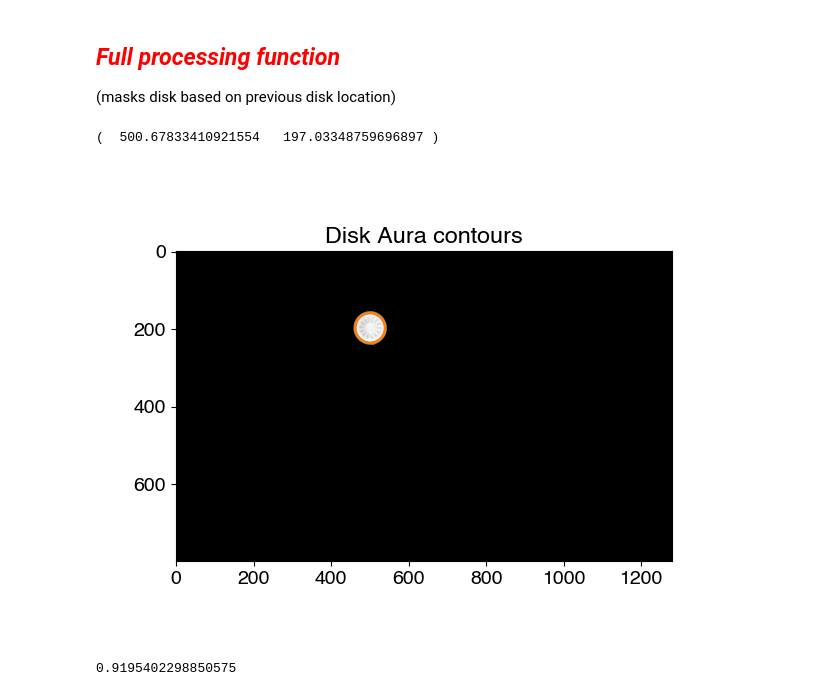
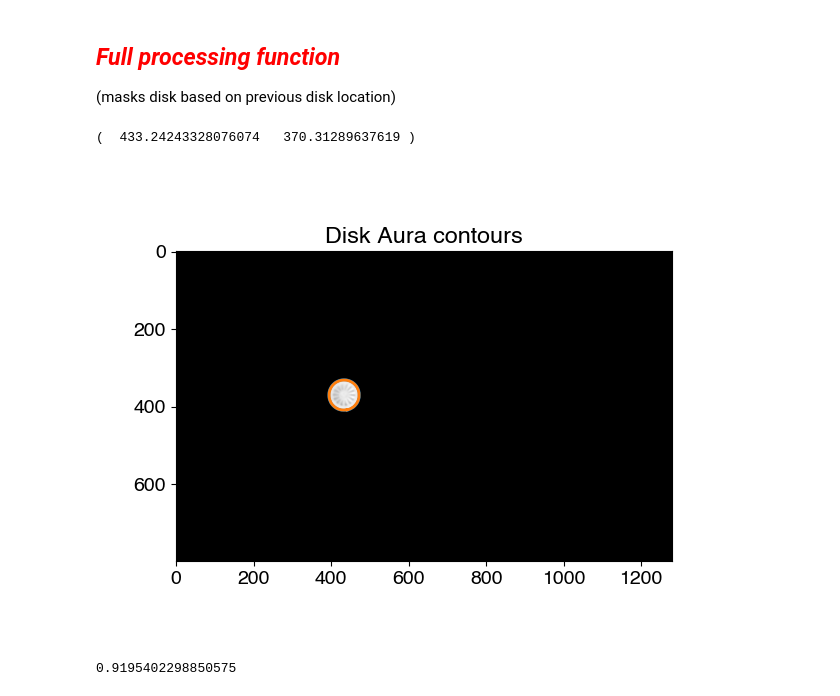
Before and after one commit to fvegar/brownian, a Jupyter notebook: brownian.ipynb, the cells around one changed output. Cells and saved outputs as stored; diff of their text form; code cells hidden in the pictures.

```diff
--- a/brownian.ipynb
+++ b/brownian.ipynb
@@ -70,3 +71,10 @@ Frame([[222, 225, 221, ..., 192, 194, 198],
        [378, 383, 381, ..., 116, 118, 113],
        [381, 378, 384, ..., 116, 113, 109],
        [382, 381, 386, ..., 118, 122, 122]], dtype=uint16)
+# %%
+video = pims.Cine('/home/fvega/Datos/brownian_blades/180322/blanca_245.cine')
+print('\npixel type is: ', video.pixel_type)
+print('\nmovie length is : ', video.len())
+print('\nimage resolution is: ', video.frame_shape, ' (X ,Y )\n')
+print('\nfirst frame image:\n')
+video[0]
@@ -306,9 +330,8 @@ __param2__: Is the value for accumulator threshold. This value is used in the ac
 ## <span style="color:red"> *DISK LOCATION function, using*  cv.HoughCircles </span>
 # %%
 def locate_disk(image, dp, m_dist, mr, Mr):
-    return cv.HoughCircles(image, cv.HOUGH_GRADIENT, dp, minDist=m_dist, minRadius=mr, maxRadius=Mr)[0]
+    return cv.HoughCircles(image, cv.HOUGH_GRADIENT, dp, minDist=m_dist, param1=400, param2=30, minRadius=mr, maxRadius=Mr)
 # %%
-masked_frame =  circle_mask( x0, y0, R, masked_frame, black)
-for i in range(6):
+for i in range(10):
     print(2-i*0.1, locate_disk(cv.convertScaleAbs(masked_frame), 2-i*0.1, 50, 37, 43))
 # %% [output]
@@ -368,7 +386,7 @@ array([ 92.25,  96.75, 152.25, 161.25, 173.25, 179.25, 197.25, 218.25,
 (masks disk based on previous disk location)
 # %%
 # initial disk detection, by detecting circle (OpenCV, see cell above and below for iteration)
-disk = locate_disk( cv.convertScaleAbs(masked_frame), 1.5, 50, 37, 43)[8]
+disk = locate_disk( cv.convertScaleAbs(masked_frame), 1.5, 50, 37, 43)[40]
 # circular mask (OpenCV), 20% bigger than detected disk
 masked_disk = circle_mask(disk[0], disk[1], disk[2]*1.05, masked_frame, black)
 # blur masked disk
@@ -415,35 +433,35 @@ disk_mask = np.zeros(masked_disk.shape)
 
 xx, yy = scikit.draw.polygon(contour_in[0][:, 0], contour_in[0][:, 1], disk_mask.shape)
 disk_mask[xx, yy] = 255
 disk_mask = disk_mask.astype(np.uint8)
 # disk inside disk border  (aura masked out)
 masked_disk_2 = cv.bitwise_and(masked_disk,masked_disk,mask=disk_mask)
 
 # pixel average of disk inside disk border: m00/sum of non-black px
 px_avg_disk_2 = cv.moments(masked_disk_2)['m00']/np.sum(cv.threshold(masked_disk_2, 100,1,cv.THRESH_BINARY)[1])
 px_avg_disk_2 = round(px_avg_disk_2)
 # replace inner full disk pixels with px avg
 masked_disk_2 = cv.threshold(masked_disk_2,100,px_avg_disk_2,cv.THRESH_BINARY)[1]
 
 # create inverse disk inner disk mask, with px avg, for selection only the aura
 disk_mask_2 = cv.threshold(masked_disk_2,0,255,cv.THRESH_BINARY_INV)[1].astype(np.uint8)
 # create (mask) disk aura
 disk_aura = cv.bitwise_and(masked_disk, masked_disk, mask=disk_mask_2)
 # add disk aura + averaged inner mask
 disk_for_xy = cv.add(masked_disk_2,disk_aura)
 # obtain mass center from these 2 images sum. mass center is the improved disk center location
 momentos = cv.moments(disk_for_xy) # save moments of aura + inner avg disk mask
 dx0 = momentos['m10']/momentos['m00'] # mass center, X
 dy0 = momentos['m01']/momentos['m00'] # mass center, Y
 print('( ', dx0,' ', dy0, ') \n')
 
 
 # draw results, adding system boundary and improved disk center location over masked_disk frame
 pointed_disk = circle_line(dx0,dy0,1, 255,0,0, 1, masked_disk)
 cvdisplay( cv.circle( pointed_disk, (x0,y0), R, (0,0,255), 2), 0 )
 # %% [output]
-(  500.67833410921554   197.03348759696897 )
+(  433.24243328076074   370.31289637619 )
-[figure, old version]
+[figure, new version]
 # %%
 1 - 800/870
 # %% [output]
```
Also changed, not shown: parts of 49 cells of this notebook, 1 other file.
